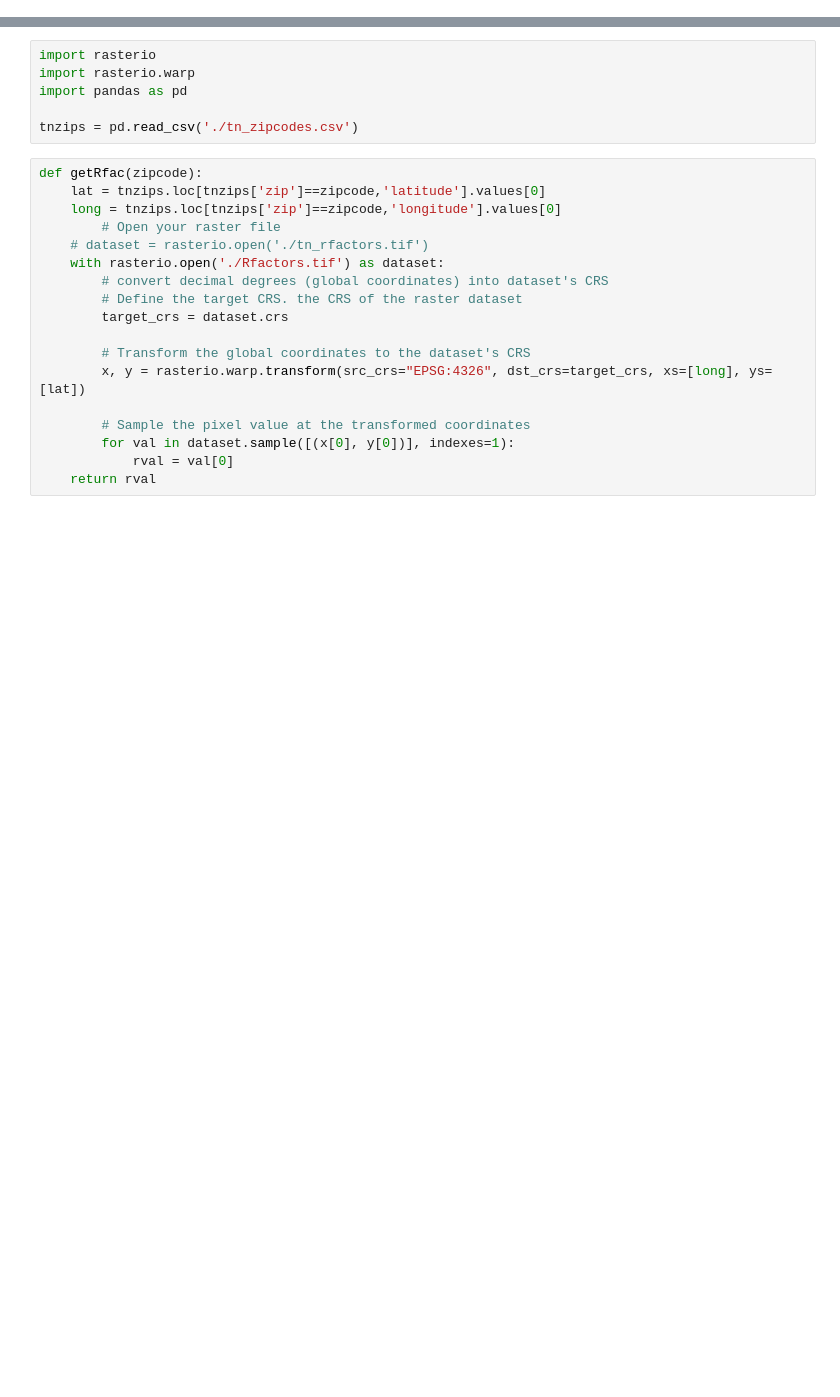
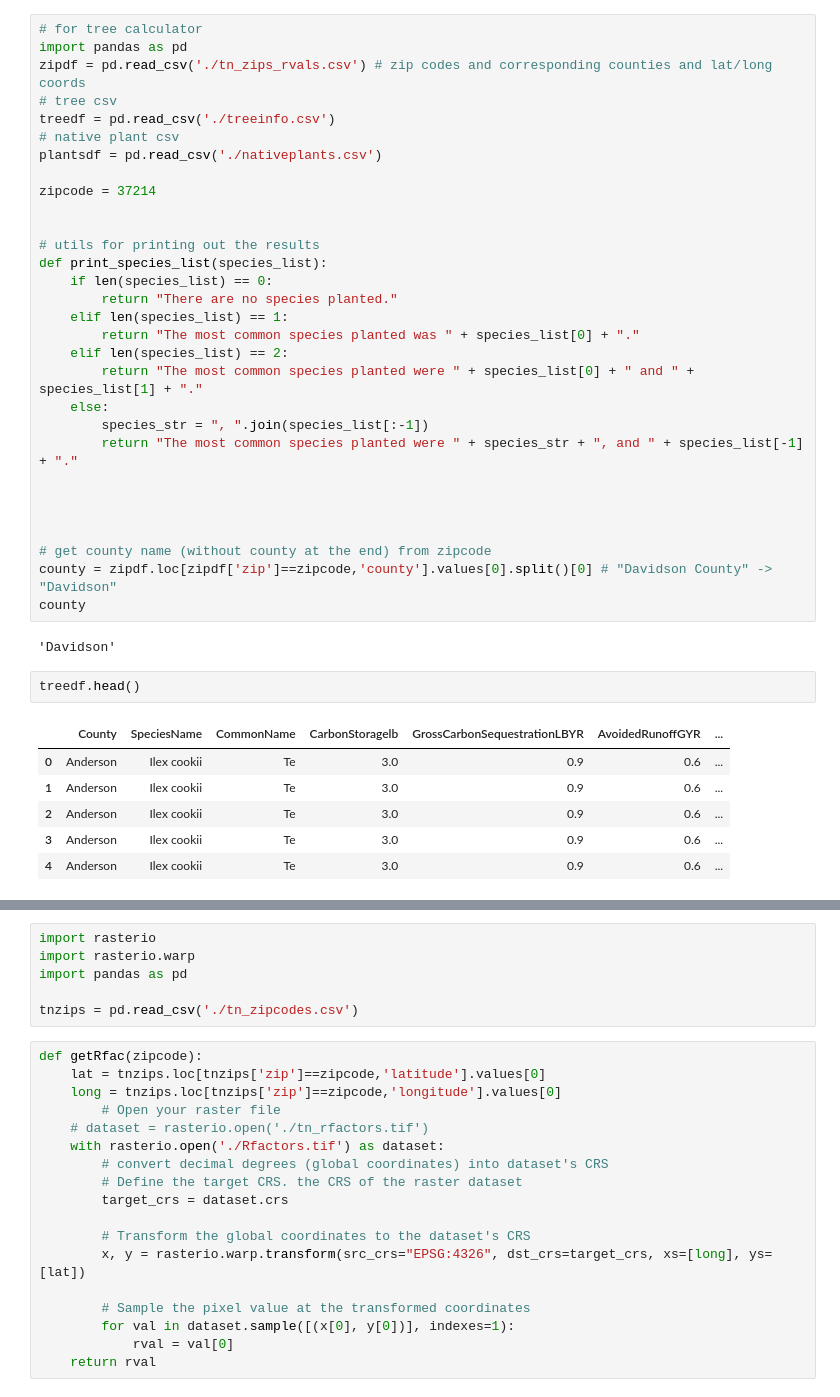
Before and after one commit to pamop/tnsmartyardcalc, a Jupyter notebook: analysis/rfactor.ipynb, the cells around one changed output, grey strips where cells are left out. Drawn from its saved outputs; the diff is of its cells as text; blank space fills up the shorter version.

Commit message:
add other half of calculator

```diff
--- a/analysis/rfactor.ipynb
+++ b/analysis/rfactor.ipynb
@@ -0,0 +1,41 @@
+# %%
+# for tree calculator
+import pandas as pd
+zipdf = pd.read_csv('./tn_zips_rvals.csv') # zip codes and corresponding counties and lat/long coords
+# tree csv
+treedf = pd.read_csv('./treeinfo.csv')
+# native plant csv
+plantsdf = pd.read_csv('./nativeplants.csv')
+
+zipcode = 37214
+
+
+# utils for printing out the results
+def print_species_list(species_list):
+    if len(species_list) == 0:
+        return "There are no species planted."
+    elif len(species_list) == 1:
+        return "The most common species planted was " + species_list[0] + "."
+    elif len(species_list) == 2:
+        return "The most common species planted were " + species_list[0] + " and " + species_list[1] + "."
+    else:
+        species_str = ", ".join(species_list[:-1])
+        return "The most common species planted were " + species_str + ", and " + species_list[-1] + "."
+
+
+
+
+# get county name (without county at the end) from zipcode
+county = zipdf.loc[zipdf['zip']==zipcode,'county'].values[0].split()[0] # "Davidson County" -> "Davidson"
+county
+# %% [output]
+'Davidson'
+# %%
+treedf.head()
+# %% [output]
+|  | County | SpeciesName | CommonName | CarbonStoragelb | GrossCarbonSequestrationLBYR | AvoidedRunoffGYR | ... |
+| 0 | Anderson | Ilex cookii | Te | 3.0 | 0.9 | 0.6 | ... |
+| 1 | Anderson | Ilex cookii | Te | 3.0 | 0.9 | 0.6 | ... |
+| 2 | Anderson | Ilex cookii | Te | 3.0 | 0.9 | 0.6 | ... |
+| 3 | Anderson | Ilex cookii | Te | 3.0 | 0.9 | 0.6 | ... |
+| 4 | Anderson | Ilex cookii | Te | 3.0 | 0.9 | 0.6 | ... |
```
Also changed, not shown: parts of 5 cells of this notebook, 18 other files.
